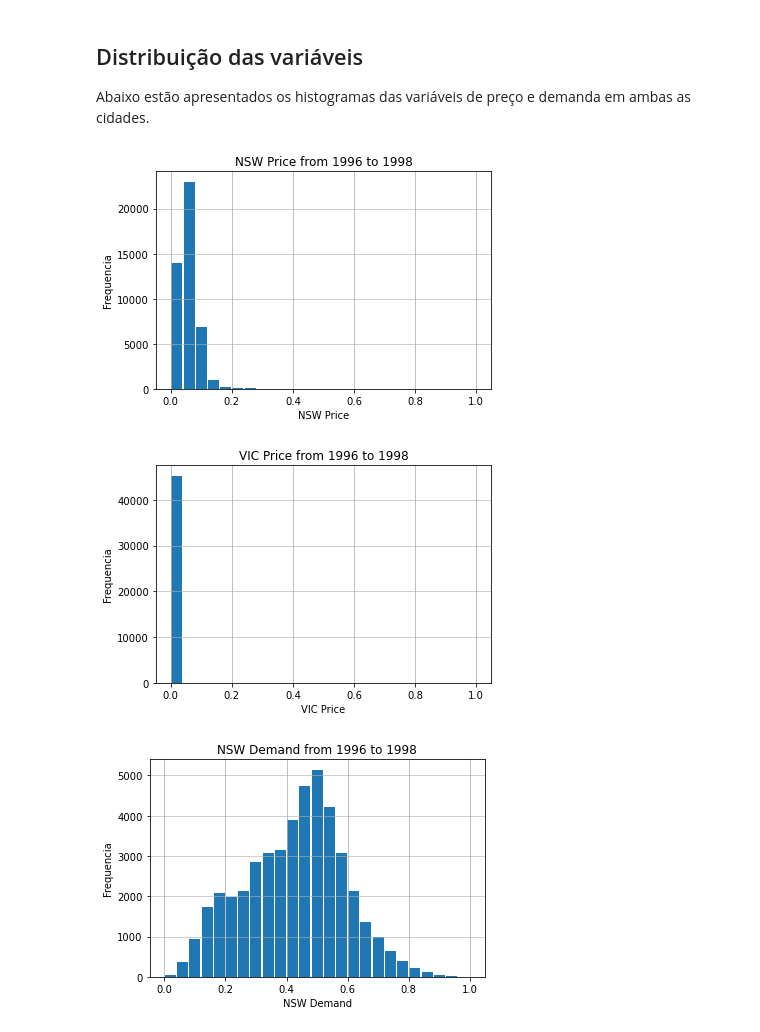
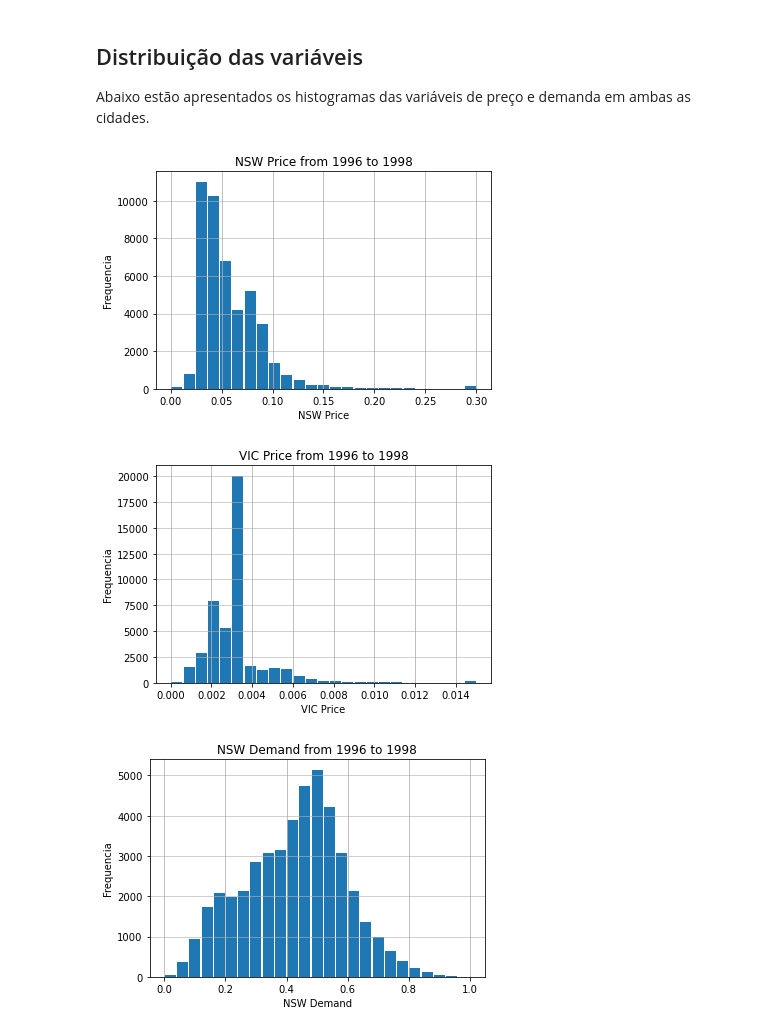
Before and after one commit to fernandops21/Case-Electricty, a Jupyter notebook: Case Electricity.ipynb, the cells around one changed output. Cells and saved outputs as stored; diff of their text form; code cells hidden in the pictures.

```diff
--- a/Case Electricity - Genial .ipynb
+++ b/Case Electricity.ipynb
@@ -43,6 +43,7 @@ df = (
     pd.concat(df, axis=1)
 
     .assign(target=lambda x: (x['class']=='UP')*1)
+    .assign(date=lambda x:pd.date_range("1996-05-07", periods=len(x), freq="30min"))
 
 )
 # %% [markdown]
@@ -191,21 +192,21 @@ Abaixo gráficos do preço e demanda médios ao longo do tempo.
 
 Abaixo estão apresentados os histogramas das variáveis de preço e demanda em ambas as cidades.
 # %%
-df.nswprice.plot.hist(grid=True,bins=25,rwidth=0.9)
+df.nswprice.clip(0,0.3).plot.hist(grid=True,bins=25,rwidth=0.9)
 plt.title('NSW Price from 1996 to 1998')
 plt.ylabel('Frequencia')
 plt.xlabel('NSW Price')
 plt.grid(axis='y', alpha=0.75)
 # %% [output]
-[figure, old version]
+[figure, new version]
 # %%
-df.vicprice.plot.hist(grid=True,bins=25,rwidth=0.9)
+df.vicprice.clip(0,0.015).plot.hist(grid=True,bins=25,rwidth=0.9)
 plt.title('VIC Price from 1996 to 1998')
 plt.ylabel('Frequencia')
 plt.xlabel('VIC Price')
 plt.grid(axis='y', alpha=0.75)
 # %% [output]
-[figure, old version]
+[figure, new version]
 # %%
 df.nswdemand.plot.hist(grid=True,bins=25,rwidth=0.9)
 plt.title('NSW Demand from 1996 to 1998')
```
Also changed, not shown: parts of 17 cells of this notebook.
